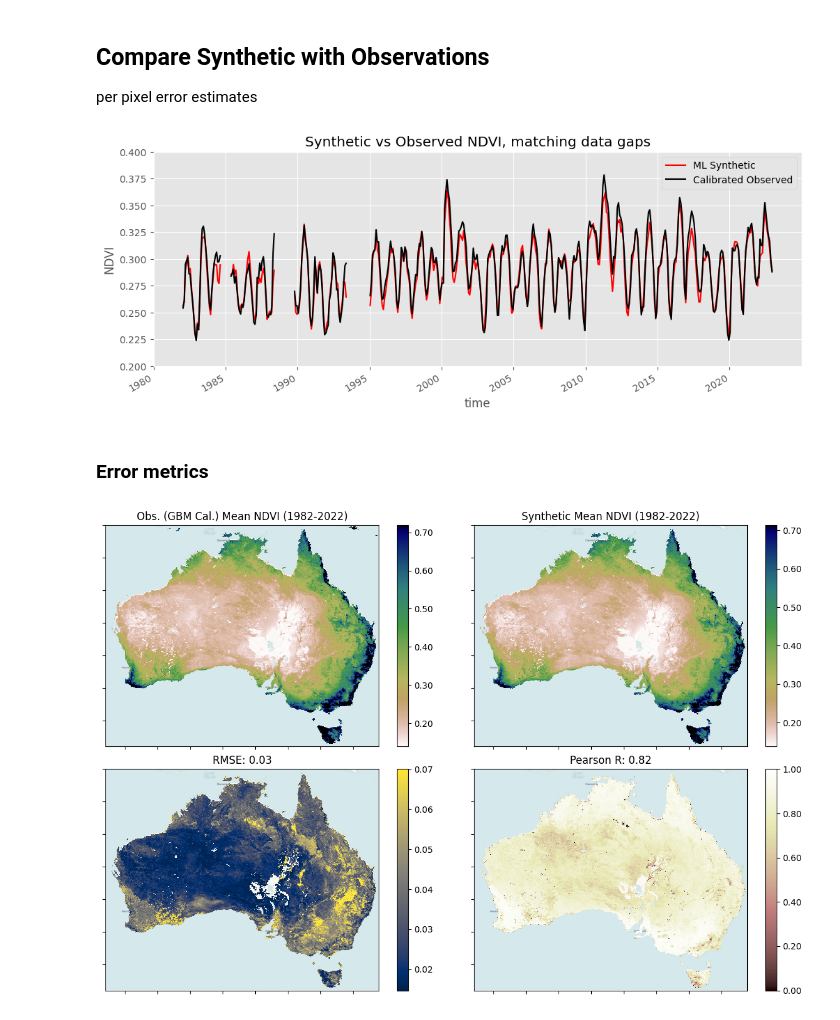
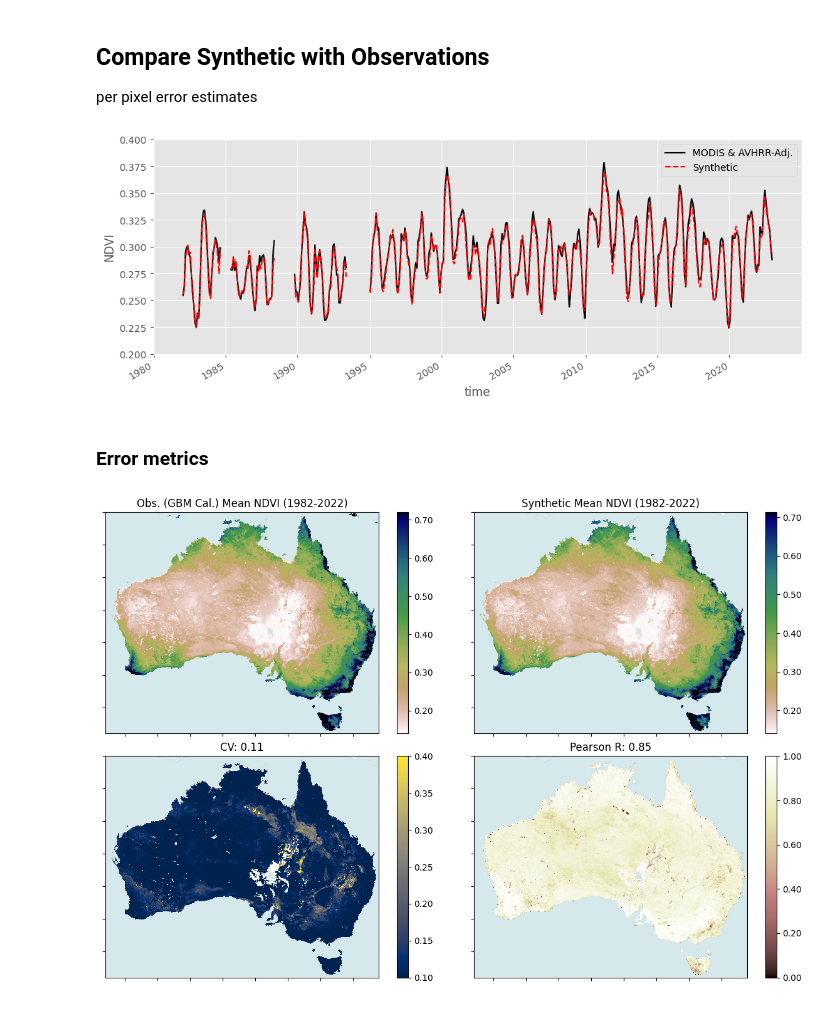
Before and after one commit to cbur24/climate-carbon-interactions, a Jupyter notebook: notebooks/landsurface_modelling/2_Compare_with_Observations.ipynb, the cells around one changed output. Saved outputs shown, nothing was run; the diff lists cells and outputs as text; code cells hidden in the pictures.

```diff
--- a/notebooks/landsurface_modelling/2_Compare_with_Observations.ipynb
+++ b/notebooks/landsurface_modelling/2_Compare_with_Observations.ipynb
@@ -26,7 +26,10 @@ model_var='NDVI'
 feat = 'CLIM'
 base = '/g/data/os22/chad_tmp/climate-carbon-interactions/data/'
 # %%
-yy = xr.open_dataset(f'{base}synthetic/{model_var}/{model_var}_{feat}_synthetic_5km_monthly_1982_2022.nc')[model_var]
+desert = xr.open_dataset(f'{base}synthetic/{model_var}/{model_var}_{feat}_desert_synthetic_5km_monthly_1982_2022.nc')[model_var]
+nondesert = xr.open_dataset(f'{base}synthetic/{model_var}/{model_var}_{feat}_nondesert_synthetic_5km_monthly_1982_2022.nc')[model_var]
+yy = xr.where(np.isnan(desert), nondesert, desert)
+
 obs = xr.open_dataset(f'{base}{model_var}_harmonization/LGBM/{model_var}_{feat}_LGBM_5km_monthly_1982_2022_wGaps.nc')[model_var]
 
 if model_var=='LST':
@@ -40,20 +43,21 @@ yy = yy.where(gaps_mask)
 # %%
 with plt.style.context('ggplot'):
     fig, ax = plt.subplots(1,1, figsize=(12,4))
-    yy.mean(['latitude','longitude']).plot(ax=ax, label='ML Synthetic', color='red')
-    obs.mean(['latitude','longitude']).plot(ax=ax, label='Calibrated Observed', color='black')
+    obs.mean(['latitude','longitude']).plot(ax=ax, label='MODIS & AVHRR-Adj.', color='black')
+    yy.mean(['latitude','longitude']).plot(ax=ax, label='Synthetic', color='red', linestyle='--')
+
     if model_var =='NDVI':
         ax.set_ylim(0.20, 0.40)
     if model_var =='LST':
         ax.set_ylim(25, 60)
     ax.legend()
-    ax.set_title('Synthetic vs Observed '+model_var+ ', matching data gaps')
+    ax.set_title(None)
 
 fig.savefig("/g/data/os22/chad_tmp/climate-carbon-interactions/results/figs/syn_vs_obs_"+model_var+"_timeseries.png",
             bbox_inches='tight', dpi=300)
 # plt.show()
 # %% [output]
-[figure, old version]
+[figure, new version]
 # %% [markdown]
 ### Error metrics
 # %%
@@ -75,8 +83,8 @@ rmse = rmse.where(obs_mask)
 # %%
-corr_data = [obs_mean, pred_mean, rmse, corr]
+corr_data = [obs_mean, pred_mean, rmse/obs_mean, corr]
 
 products=['Obs. (GBM Cal.) Mean '+model_var+' (1982-2022)', 'Synthetic Mean '+model_var+ ' (1982-2022)',
-          f'RMSE: '"{:.2f}".format(rmse.mean().values),
+          f'CV: '"{:.2f}".format((rmse/obs_mean).mean().values),
           f'Pearson R: '"{:.2f}".format(corr.mean().values)
          ]
 
@@ -93,14 +101,22 @@ for ax, ds, n, cmap in zip(axes.ravel(), corr_data, products, cmaps):
         vmin=0
         vmax=1.0
         im = ds.plot(vmin=vmin, vmax=vmax, cmap=cmap, ax=ax, add_colorbar=False)
-    else:
-        if 'LST' in n:
-            im = ds.plot(vmin=10, vmax=50, cmap=cmap, ax=ax, add_colorbar=False)
-        else:
-            im = ds.plot(robust=True, cmap=cmap, ax=ax, add_colorbar=False)
+
+    if cmap=='cividis':
+        vmin=0.1
+        vmax=0.4
+        im = ds.plot(vmin=vmin, vmax=vmax, cmap=cmap, ax=ax, add_colorbar=False)
+
+    if cmap=='gist_earth_r':
+        im = ds.plot(robust=True, cmap=cmap, ax=ax, add_colorbar=False)
+
+    if 'LST' in n:
+        im = ds.plot(vmin=10, vmax=50, cmap=cmap, ax=ax, add_colorbar=False)
+
+
     cbar = plt.colorbar(im, ax=ax, shrink=1.0)
     cbar.ax.yaxis.set_major_formatter(FormatStrFormatter('%.2f'))
-    ctx.add_basemap(ax, source=ctx.providers.CartoDB.Voyager, crs='EPSG:4326', attribution='', attribution_size=1)
+    ctx.add_basemap(ax, source=ctx.providers.CartoDB.VoyagerNoLabels, crs='EPSG:4326', attribution='', attribution_size=1)
     ax.set_title(f'{n}')
     ax.set_ylabel('')
     ax.set_xlabel('')
@@ -110,7 +126,7 @@ plt.tight_layout()
 fig.savefig("/g/data/os22/chad_tmp/climate-carbon-interactions/results/figs/Error_metrics_synthetic_"+model_var+".png",
             bbox_inches='tight', dpi=300)
 # %% [output]
-[figure, old version]
+[figure, new version]
 # %%
 # m = folium.Map(control_scale = True)
 
```
Also changed, not shown: parts of 1 cell of this notebook, 9 other files.
